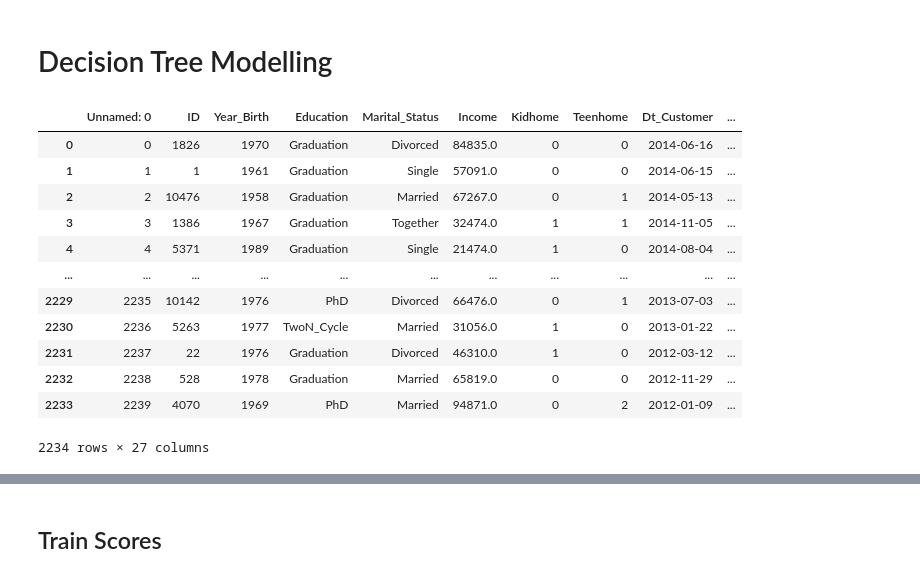
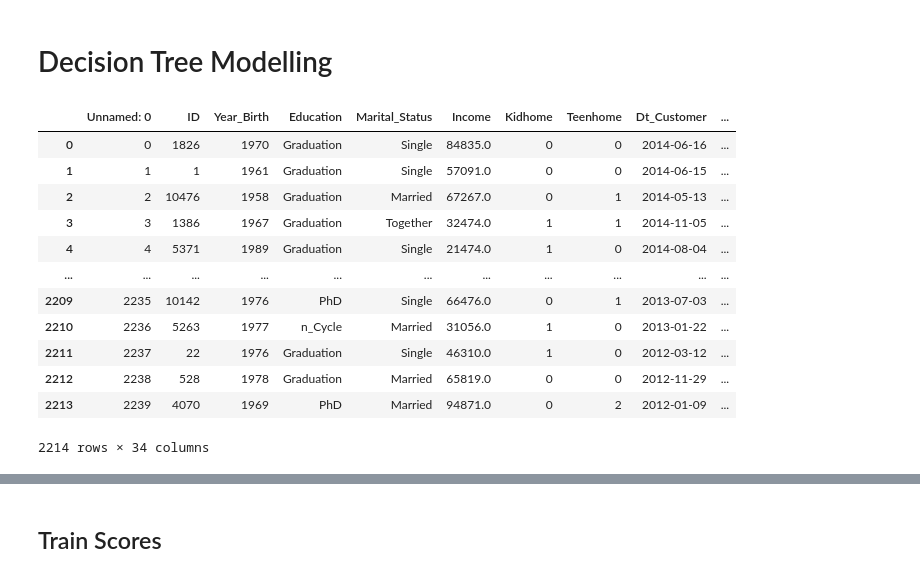
Before and after one commit to LexLorenzo/MachineLearningProjects, a Jupyter notebook: Lab_Exercise_2/decision_trees.ipynb, the cells around one changed output, grey strips where cells are left out. Saved outputs shown, nothing was run; the diff lists cells and outputs as text; code cells hidden in the pictures.

```diff
--- a/Lab_Exercise_2/decision_trees.ipynb
+++ b/Lab_Exercise_2/decision_trees.ipynb
@@ -12,22 +12,22 @@ import seaborn as sns
 import pandas as pd
 import numpy as np
 # %%
-df = pd.read_excel('Cleaned_Data.xlsx')
+df = pd.read_excel('Threshold_Data.xlsx')
 df
 # %% [output]
 |  | Unnamed: 0 | ID | Year_Birth | Education | Marital_Status | Income | Kidhome | Teenhome | Dt_Customer | ... |
-| 0 | 0 | 1826 | 1970 | Graduation | Divorced | 84835.0 | 0 | 0 | 2014-06-16 | ... |
+| 0 | 0 | 1826 | 1970 | Graduation | Single | 84835.0 | 0 | 0 | 2014-06-16 | ... |
 | 1 | 1 | 1 | 1961 | Graduation | Single | 57091.0 | 0 | 0 | 2014-06-15 | ... |
 | 2 | 2 | 10476 | 1958 | Graduation | Married | 67267.0 | 0 | 1 | 2014-05-13 | ... |
 | 3 | 3 | 1386 | 1967 | Graduation | Together | 32474.0 | 1 | 1 | 2014-11-05 | ... |
 | 4 | 4 | 5371 | 1989 | Graduation | Single | 21474.0 | 1 | 0 | 2014-08-04 | ... |
 | ... | ... | ... | ... | ... | ... | ... | ... | ... | ... | ... |
-| 2229 | 2235 | 10142 | 1976 | PhD | Divorced | 66476.0 | 0 | 1 | 2013-07-03 | ... |
-| 2230 | 2236 | 5263 | 1977 | TwoN_Cycle | Married | 31056.0 | 1 | 0 | 2013-01-22 | ... |
-| 2231 | 2237 | 22 | 1976 | Graduation | Divorced | 46310.0 | 1 | 0 | 2012-03-12 | ... |
-| 2232 | 2238 | 528 | 1978 | Graduation | Married | 65819.0 | 0 | 0 | 2012-11-29 | ... |
-| 2233 | 2239 | 4070 | 1969 | PhD | Married | 94871.0 | 0 | 2 | 2012-01-09 | ... |
+| 2209 | 2235 | 10142 | 1976 | PhD | Single | 66476.0 | 0 | 1 | 2013-07-03 | ... |
+| 2210 | 2236 | 5263 | 1977 | n_Cycle | Married | 31056.0 | 1 | 0 | 2013-01-22 | ... |
+| 2211 | 2237 | 22 | 1976 | Graduation | Single | 46310.0 | 1 | 0 | 2012-03-12 | ... |
+| 2212 | 2238 | 528 | 1978 | Graduation | Married | 65819.0 | 0 | 0 | 2012-11-29 | ... |
+| 2213 | 2239 | 4070 | 1969 | PhD | Married | 94871.0 | 0 | 2 | 2012-01-09 | ... |
-2234 rows × 27 columns
+2214 rows × 34 columns
 # %%
 selected_columns = [
     'Age',
```
Also changed, not shown: parts of 9 cells of this notebook, 4 other files.
